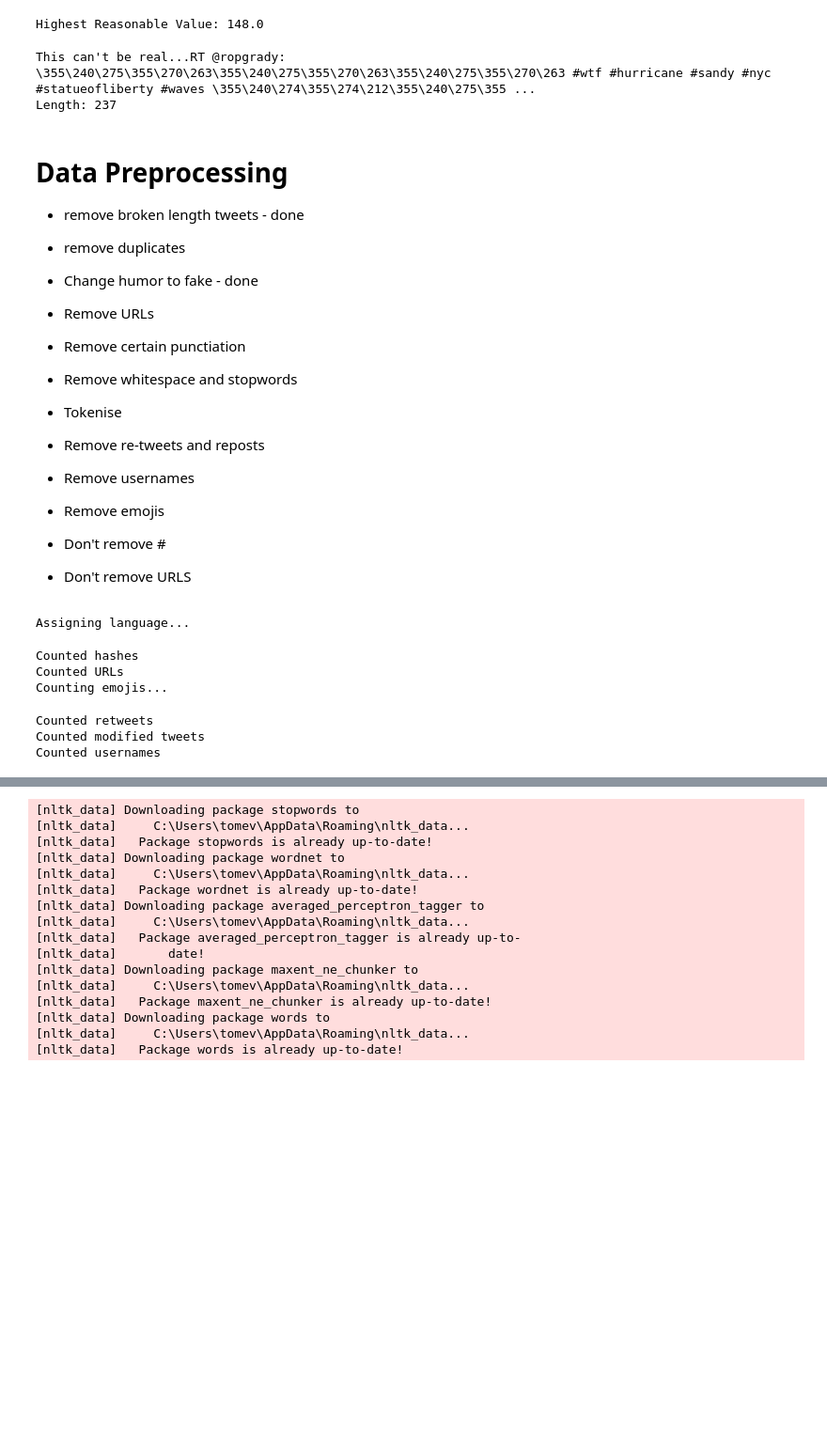
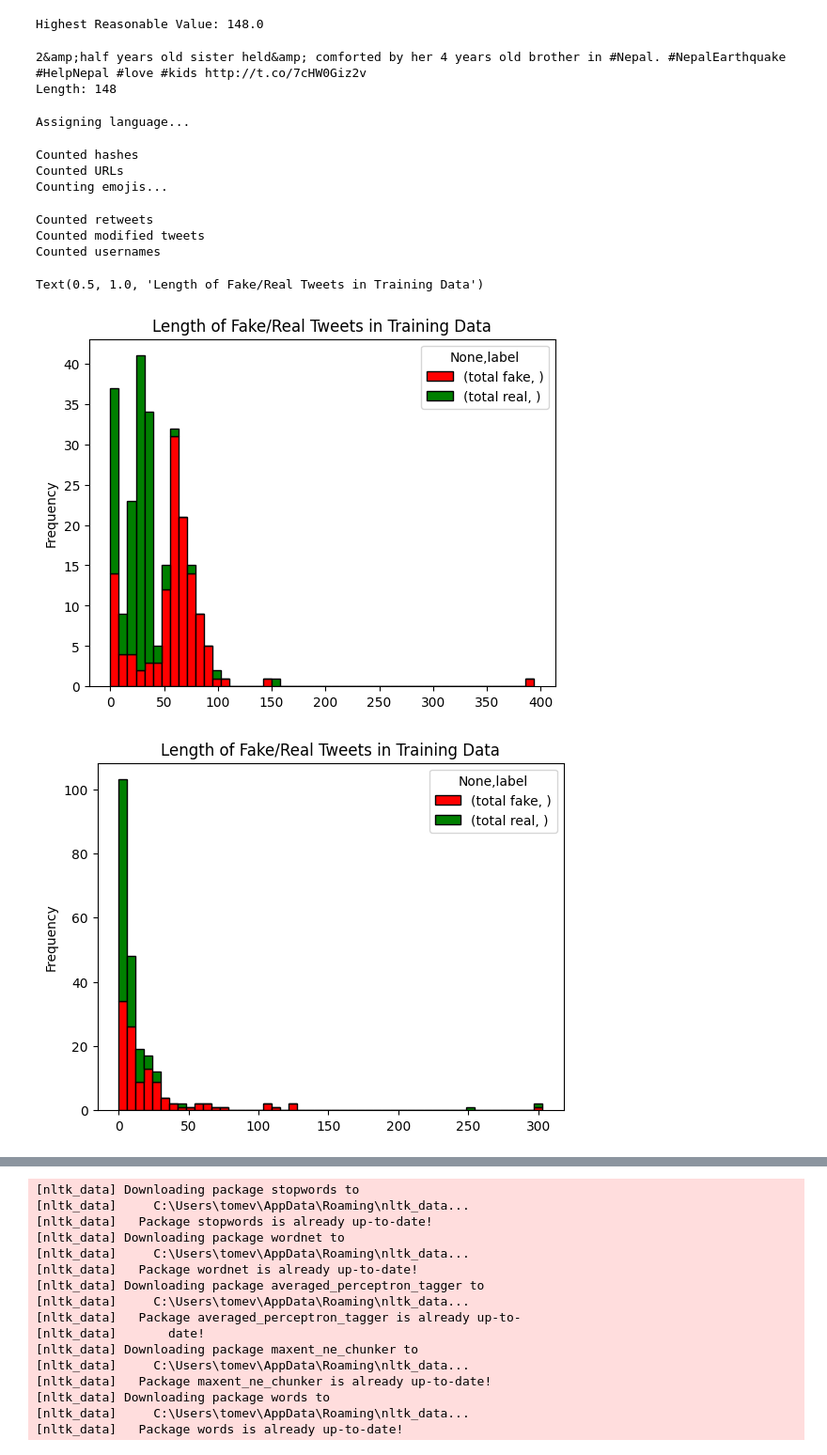
Before and after one commit to tee1g21/Machine-Learning-Technologies-Coursework, a Jupyter notebook: mediaEval.ipynb, the cells around one changed output, grey strips where cells are left out. Shown at 94% size. Cells and saved outputs as stored; diff of their text form; code cells hidden in the pictures; blank space fills up the shorter version.

```diff
--- a/mediaEval.ipynb
+++ b/mediaEval.ipynb
@@ -273,33 +284,13 @@ print(f"Highest Reasonable Value: {max_legit_value}")
 [figure]
 Highest Reasonable Value: 148.0
 # %%
-#investigate 1 outliers
-#top_indices = train_df["tweetLength"].nlargest(1).index
-#longest_tweets = train_df.loc[top_indices, "tweetText"]
-
-longest_tweet = train_df['tweetText'].loc[train_df['tweetText'].str.len().idxmax()]
+#longest tweet in testing
+longest_tweet = test_df['tweetText'].loc[test_df['tweetText'].str.len().idxmax()]
 
 print(longest_tweet)
 print(f"Length: {len(longest_tweet)}")
 
 #tweet looks valid
 # %% [output]
-This can't be real...RT @ropgrady: \355\240\275\355\270\263\355\240\275\355\270\263\355\240\275\355\270\263 #wtf #hurricane #sandy #nyc #statueofliberty #waves \355\240\274\355\274\212\355\240\275\355 ...
-Length: 237
+2&amp;half years old sister held&amp; comforted by her 4 years old brother in #Nepal. #NepalEarthquake #HelpNepal #love #kids http://t.co/7cHW0Giz2v
+Length: 148
-# %% [markdown]
-# Data Preprocessing
-
-- remove broken length tweets - done
-- remove duplicates
-- Change humor to fake - done
-- Remove URLs
-- Remove certain punctiation
-- Remove whitespace and stopwords
-- Tokenise
-
-
-- Remove re-tweets and reposts
-- Remove usernames
-- Remove emojis
-- Don't remove #
-- Don't remove URLS
@@ -372,3 +343,25 @@ Counting emojis...
 Counted retweets
 Counted modified tweets
 Counted usernames
+# %%
+#comparing lengths of tweets vs label
+
+#train
+chart_data = train_df[["tweetId", "tweetLength", "label"]].groupby(["tweetLength", "label"], as_index=False).count().pivot(index='tweetLength', columns=["label"]).fillna(0).rename(columns={"tweetId": "count"})
+total = chart_data['count']['fake'] + chart_data['count']['real']
+chart_data['total fake'] = chart_data['count']['fake']
+chart_data['total real'] = chart_data['count']['real']
+ax = chart_data[['total fake', 'total real']].plot.hist(bins=50, rot=0, stacked=True, color=['red','green'], edgecolor='black')
+ax.set_title("Length of Fake/Real Tweets in Training Data")
+
+#test
+chart_data = test_df[["tweetId", "tweetLength", "label"]].groupby(["tweetLength", "label"], as_index=False).count().pivot(index='tweetLength', columns=["label"]).fillna(0).rename(columns={"tweetId": "count"})
+total = chart_data['count']['fake'] + chart_data['count']['real']
+chart_data['total fake'] = chart_data['count']['fake']
+chart_data['total real'] = chart_data['count']['real']
+ax = chart_data[['total fake', 'total real']].plot.hist(bins=50, rot=0, stacked=True, color=['red','green'], edgecolor='black')
+ax.set_title("Length of Fake/Real Tweets in Training Data")
+# %% [output]
+Text(0.5, 1.0, 'Length of Fake/Real Tweets in Training Data')
+[figure, added]
+[figure, added]
```
Also changed, not shown: parts of 26 cells of this notebook, 1 other file.
